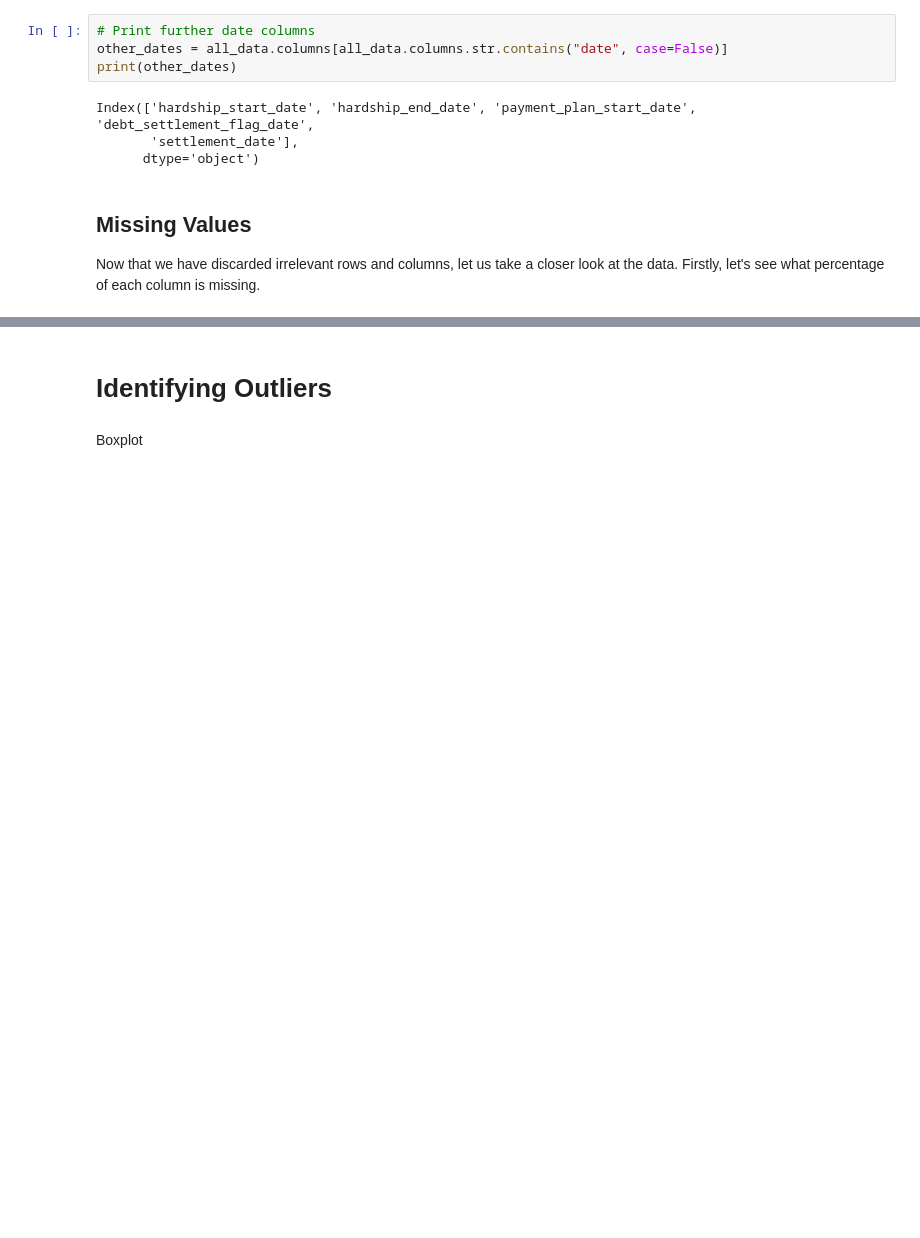
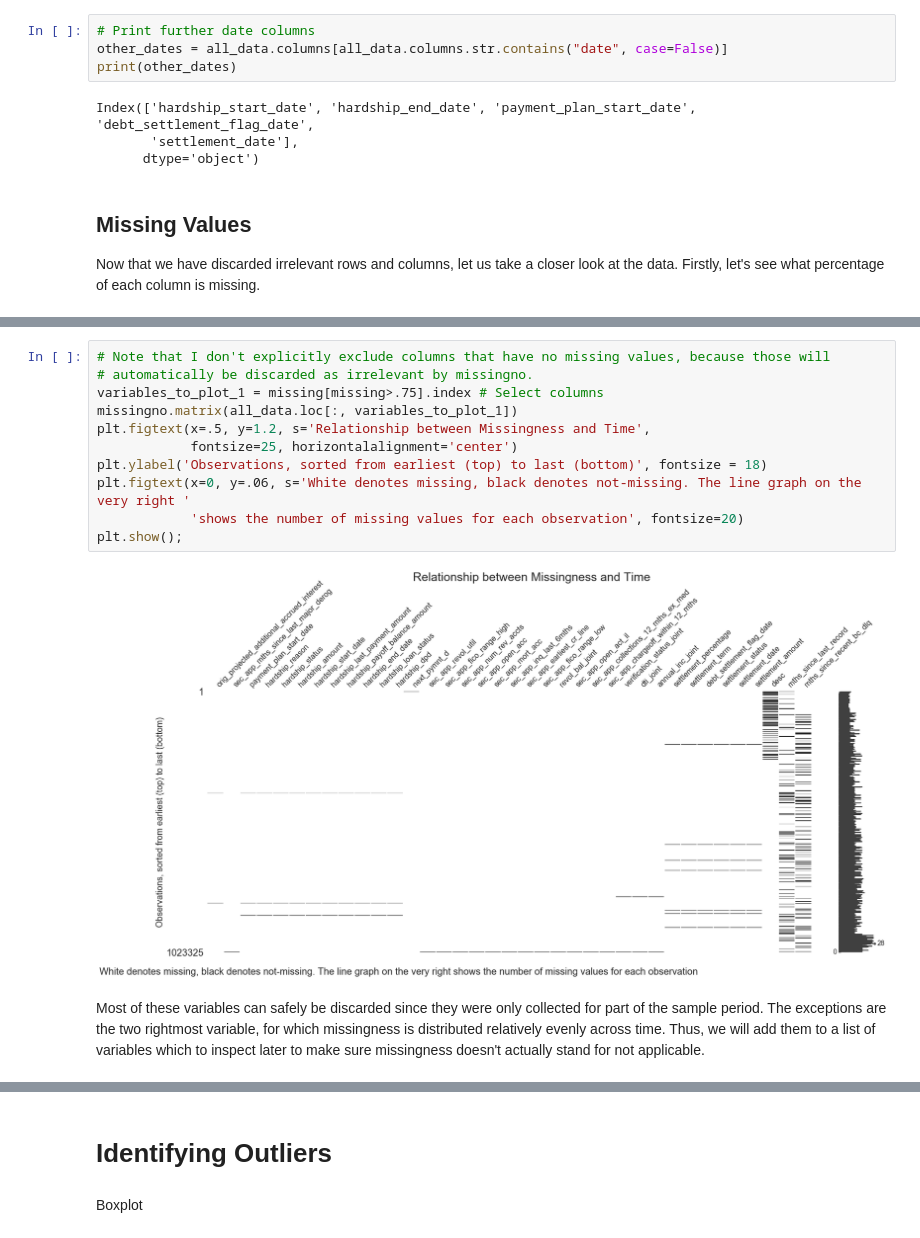
Before and after one commit to tloeber/Springboard, a Jupyter notebook: lending_club/lending_club_1.ipynb, the cells around one changed output, grey strips where cells are left out. Drawn from its saved outputs; the diff is of its cells as text; blank space fills up the shorter version.

```diff
--- a/lending_club/lending_club_1.ipynb
+++ b/lending_club/lending_club_1.ipynb
@@ -385,0 +288,15 @@ assert(len(drop) == len(drop_continuous) + len(drop_cat))
+# %%
+# Note that I don't explicitly exclude columns that have no missing values, because those will
+# automatically be discarded as irrelevant by missingno.
+variables_to_plot_1 = missing[missing>.75].index # Select columns
+missingno.matrix(all_data.loc[:, variables_to_plot_1])
+plt.figtext(x=.5, y=1.2, s='Relationship between Missingness and Time',
+            fontsize=25, horizontalalignment='center')
+plt.ylabel('Observations, sorted from earliest (top) to last (bottom)', fontsize = 18)
+plt.figtext(x=0, y=.06, s='White denotes missing, black denotes not-missing. The line graph on the very right '
+            'shows the number of missing values for each observation', fontsize=20)
+plt.show();
+# %% [output]
+[figure, added]
+# %% [markdown]
+Most of these variables can safely be discarded since they were only collected for part of the sample period. The exceptions are the two rightmost variable, for which missingness is distributed relatively evenly across time. Thus, we will add them to a list of variables which to inspect later to make sure missingness doesn't actually stand for not applicable.
```
Also changed, not shown: parts of 48 cells of this notebook.
